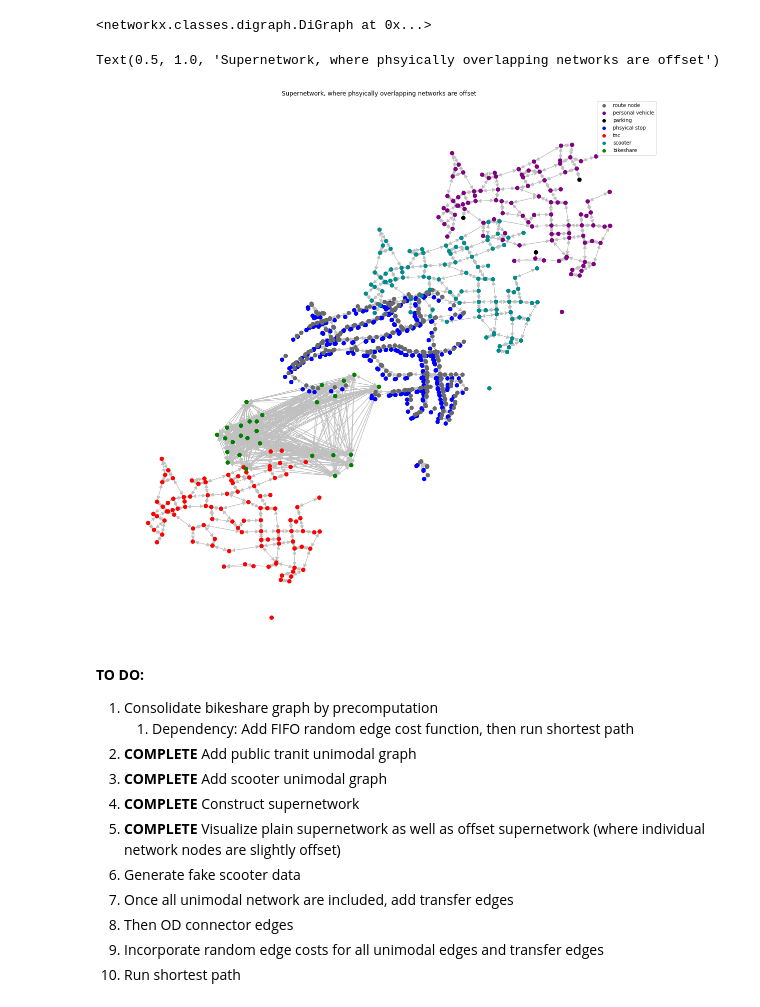
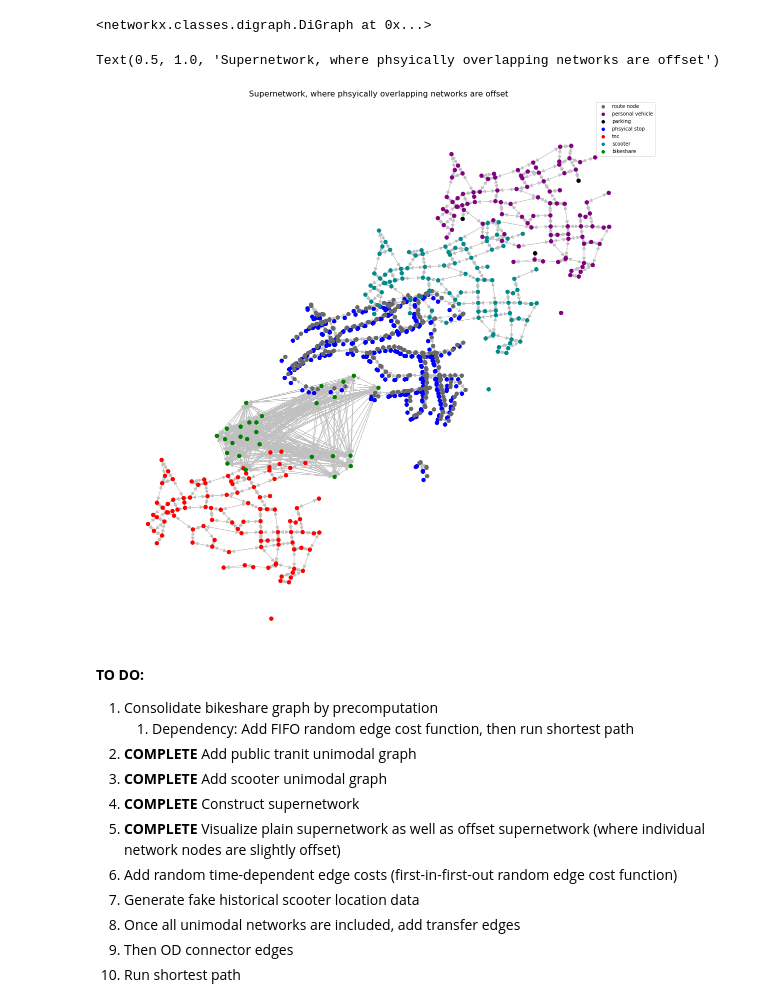
Before and after one commit to lgraff/Multimodal-Accessibility_notebooks, a Jupyter notebook: PGH_network.ipynb, the cells around one changed output. Saved outputs shown, nothing was run; the diff lists cells and outputs as text; code cells hidden in the pictures.

```diff
--- a/PGH_network.ipynb
+++ b/PGH_network.ipynb
@@ -1060,11 +1060,11 @@ for j, m in enumerate(modes_included):
 # %%
 G_u_adj = nx.union_all(G for G in adjusted_mode_dict.values())
 node_color = node_color_list(G_u_adj)
 ax = draw_graph(G_u_adj, node_color, node_cmap, 'silver')
-ax.set_title('Supernetwork, where phsyically overlapping networks are offset')
+ax.set_title('Supernetwork, where phsyically overlapping networks are offset', fontsize=16)
 # %% [output]
 Text(0.5, 1.0, 'Supernetwork, where phsyically overlapping networks are offset')
-[figure, old version]
+[figure, new version]
 # %% [markdown]
 **TO DO:** <br>
 1. Consolidate bikeshare graph by precomputation
@@ -1073,8 +1073,8 @@ Text(0.5, 1.0, 'Supernetwork, where phsyically overlapping networks are offset')
 1. **COMPLETE** Add scooter unimodal graph
 1. **COMPLETE** Construct supernetwork
 1. **COMPLETE** Visualize plain supernetwork as well as offset supernetwork (where individual network nodes are slightly offset)
-1. Generate fake scooter data
-1. Once all unimodal network are included, add transfer edges
+1. Add random time-dependent edge costs (first-in-first-out random edge cost function)
+1. Generate fake historical scooter location data
+1. Once all unimodal networks are included, add transfer edges
 1. Then OD connector edges
-1. Incorporate random edge costs for all unimodal edges and transfer edges
 1. Run shortest path
```
Also changed, not shown: parts of 16 cells of this notebook.
